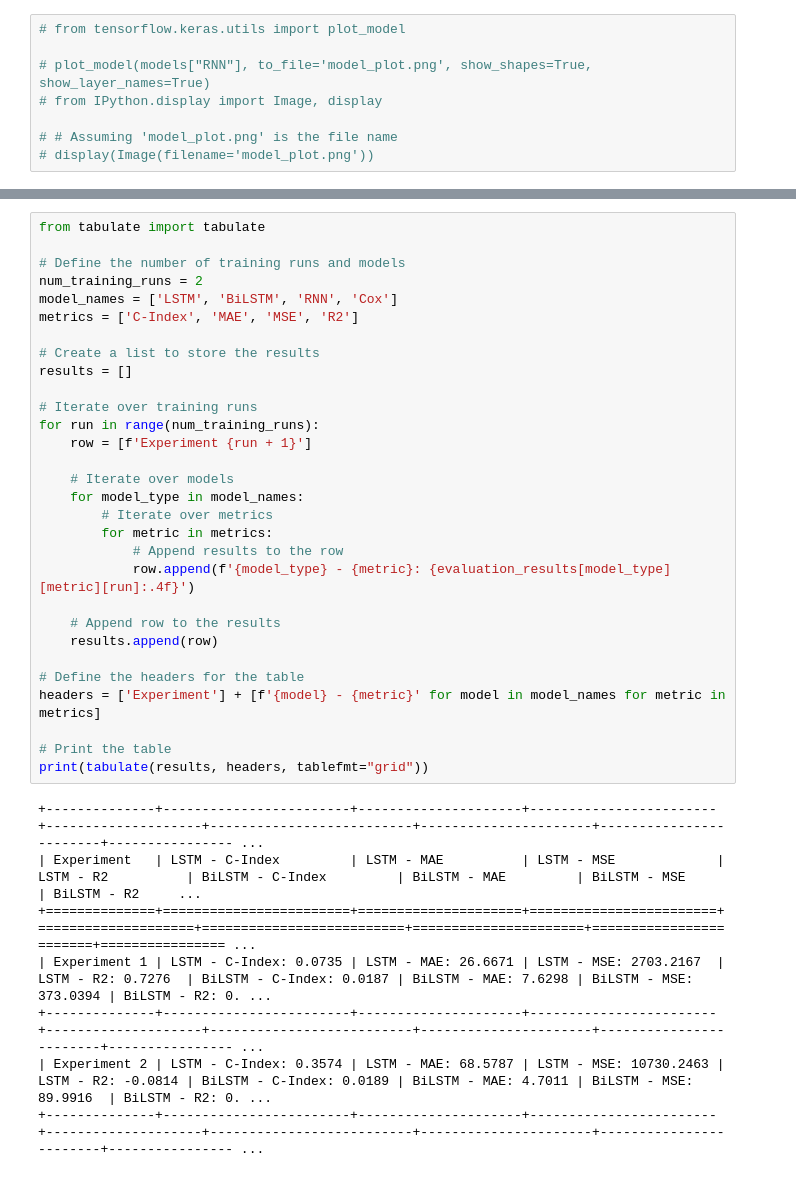
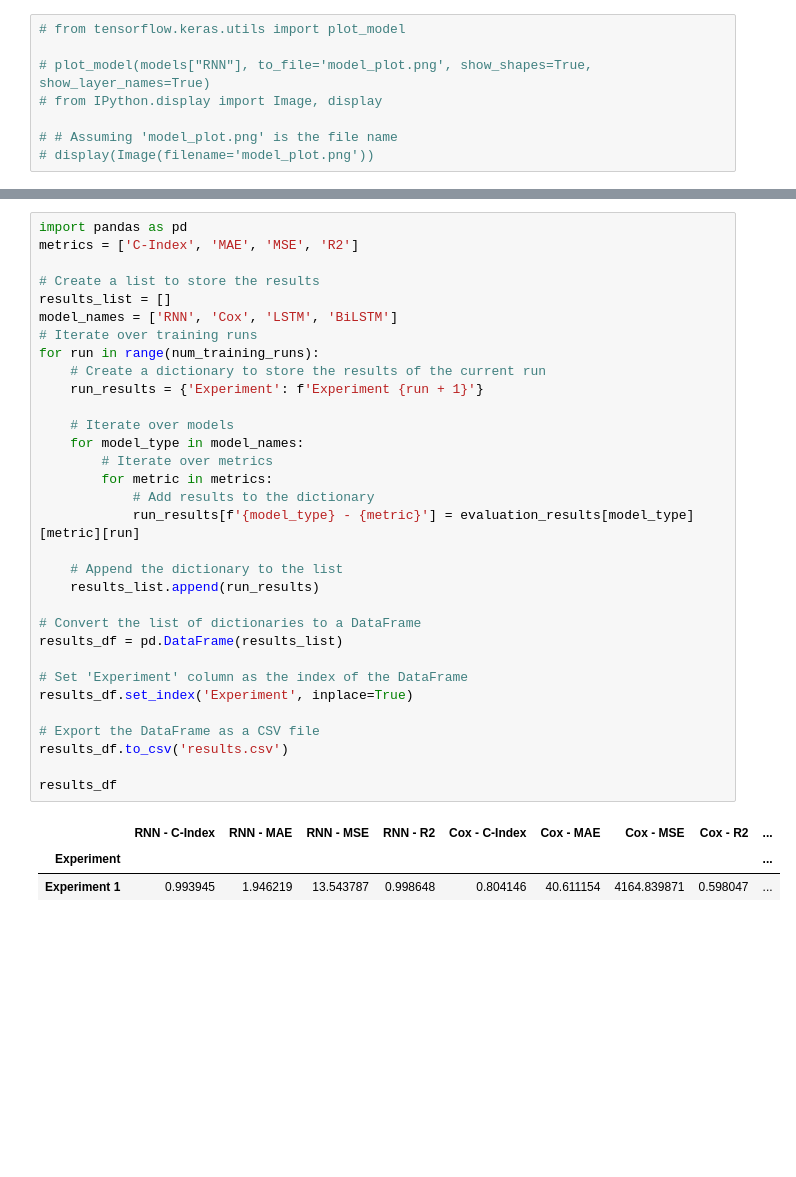
Before and after one commit to mmgh900/days-open-rnn, a Jupyter notebook: days_open_cnn.ipynb, the cells around one changed output, grey strips where cells are left out. Saved outputs shown, nothing was run; the diff lists cells and outputs as text; blank space fills up the shorter version.

```diff
--- a/days_open_cnn.ipynb
+++ b/days_open_cnn.ipynb
@@ -1084,38 +690,36 @@ for run in range(num_training_runs):
 # %%
-from tabulate import tabulate
-
-# Define the number of training runs and models
-num_training_runs = 2
-model_names = ['LSTM', 'BiLSTM', 'RNN', 'Cox']
+import pandas as pd
 metrics = ['C-Index', 'MAE', 'MSE', 'R2']
 
 # Create a list to store the results
-results = []
-
+results_list = []
+model_names = ['RNN', 'Cox', 'LSTM', 'BiLSTM']
 # Iterate over training runs
 for run in range(num_training_runs):
-    row = [f'Experiment {run + 1}']
+    # Create a dictionary to store the results of the current run
+    run_results = {'Experiment': f'Experiment {run + 1}'}
 
     # Iterate over models
     for model_type in model_names:
         # Iterate over metrics
         for metric in metrics:
-            # Append results to the row
-            row.append(f'{model_type} - {metric}: {evaluation_results[model_type][metric][run]:.4f}')
+            # Add results to the dictionary
+            run_results[f'{model_type} - {metric}'] = evaluation_results[model_type][metric][run]
 
-    # Append row to the results
-    results.append(row)
+    # Append the dictionary to the list
+    results_list.append(run_results)
 
-# Define the headers for the table
-headers = ['Experiment'] + [f'{model} - {metric}' for model in model_names for metric in metrics]
+# Convert the list of dictionaries to a DataFrame
+results_df = pd.DataFrame(results_list)
 
-# Print the table
-print(tabulate(results, headers, tablefmt="grid"))
+# Set 'Experiment' column as the index of the DataFrame
+results_df.set_index('Experiment', inplace=True)
+
+# Export the DataFrame as a CSV file
+results_df.to_csv('results.csv')
+
+results_df
 # %% [output]
-+--------------+------------------------+---------------------+------------------------+--------------------+--------------------------+----------------------+------------------------+---------------- ...
-| Experiment   | LSTM - C-Index         | LSTM - MAE          | LSTM - MSE             | LSTM - R2          | BiLSTM - C-Index         | BiLSTM - MAE         | BiLSTM - MSE           | BiLSTM - R2     ...
-+==============+========================+=====================+========================+====================+==========================+======================+========================+================ ...
-| Experiment 1 | LSTM - C-Index: 0.0735 | LSTM - MAE: 26.6671 | LSTM - MSE: 2703.2167  | LSTM - R2: 0.7276  | BiLSTM - C-Index: 0.0187 | BiLSTM - MAE: 7.6298 | BiLSTM - MSE: 373.0394 | BiLSTM - R2: 0. ...
-+--------------+------------------------+---------------------+------------------------+--------------------+--------------------------+----------------------+------------------------+---------------- ...
-| Experiment 2 | LSTM - C-Index: 0.3574 | LSTM - MAE: 68.5787 | LSTM - MSE: 10730.2463 | LSTM - R2: -0.0814 | BiLSTM - C-Index: 0.0189 | BiLSTM - MAE: 4.7011 | BiLSTM - MSE: 89.9916  | BiLSTM - R2: 0. ...
-+--------------+------------------------+---------------------+------------------------+--------------------+--------------------------+----------------------+------------------------+---------------- ...
+|  | RNN - C-Index | RNN - MAE | RNN - MSE | RNN - R2 | Cox - C-Index | Cox - MAE | Cox - MSE | Cox - R2 | ... |
+| Experiment |  |  |  |  |  |  |  |  | ... |
+| Experiment 1 | 0.993945 | 1.946219 | 13.543787 | 0.998648 | 0.804146 | 40.611154 | 4164.839871 | 0.598047 | ... |
```
Also changed, not shown: parts of 55 cells of this notebook, 4 other files.
